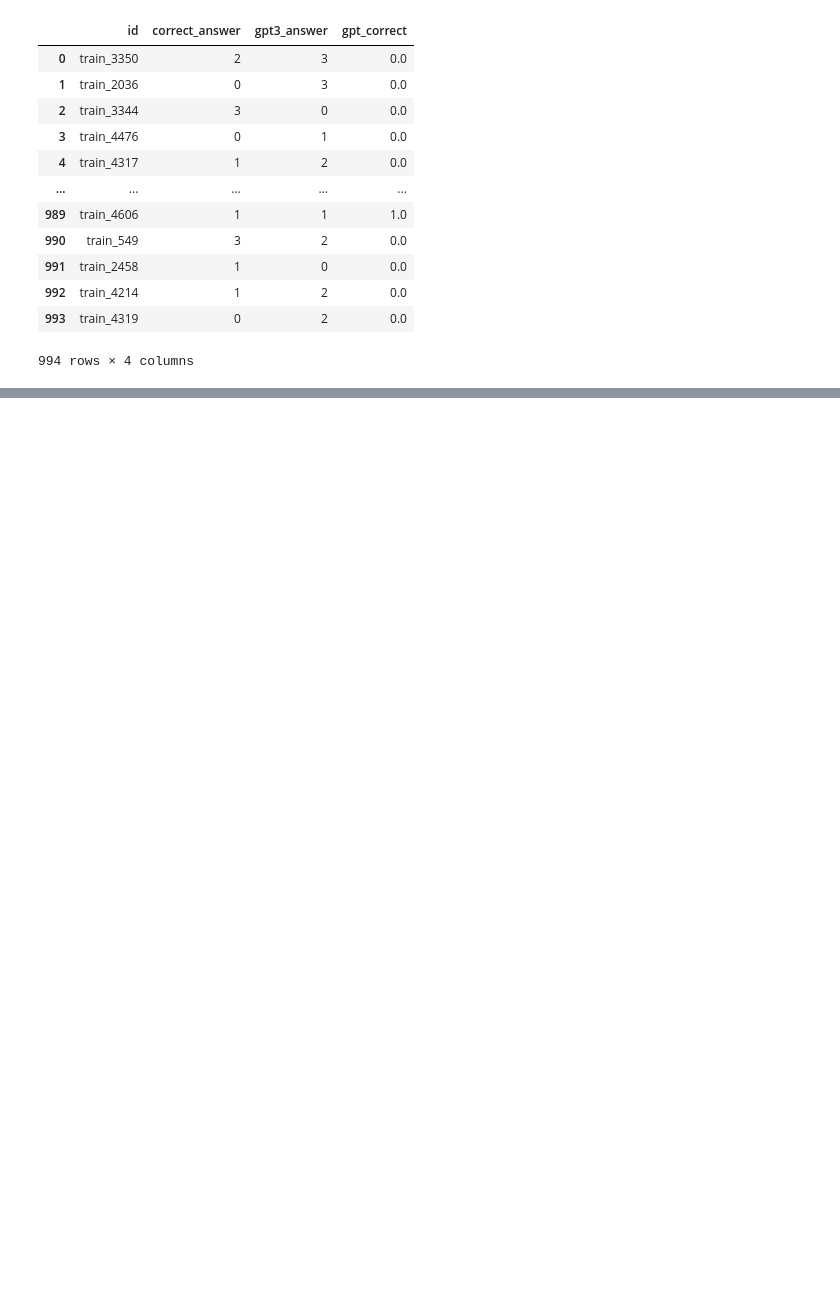
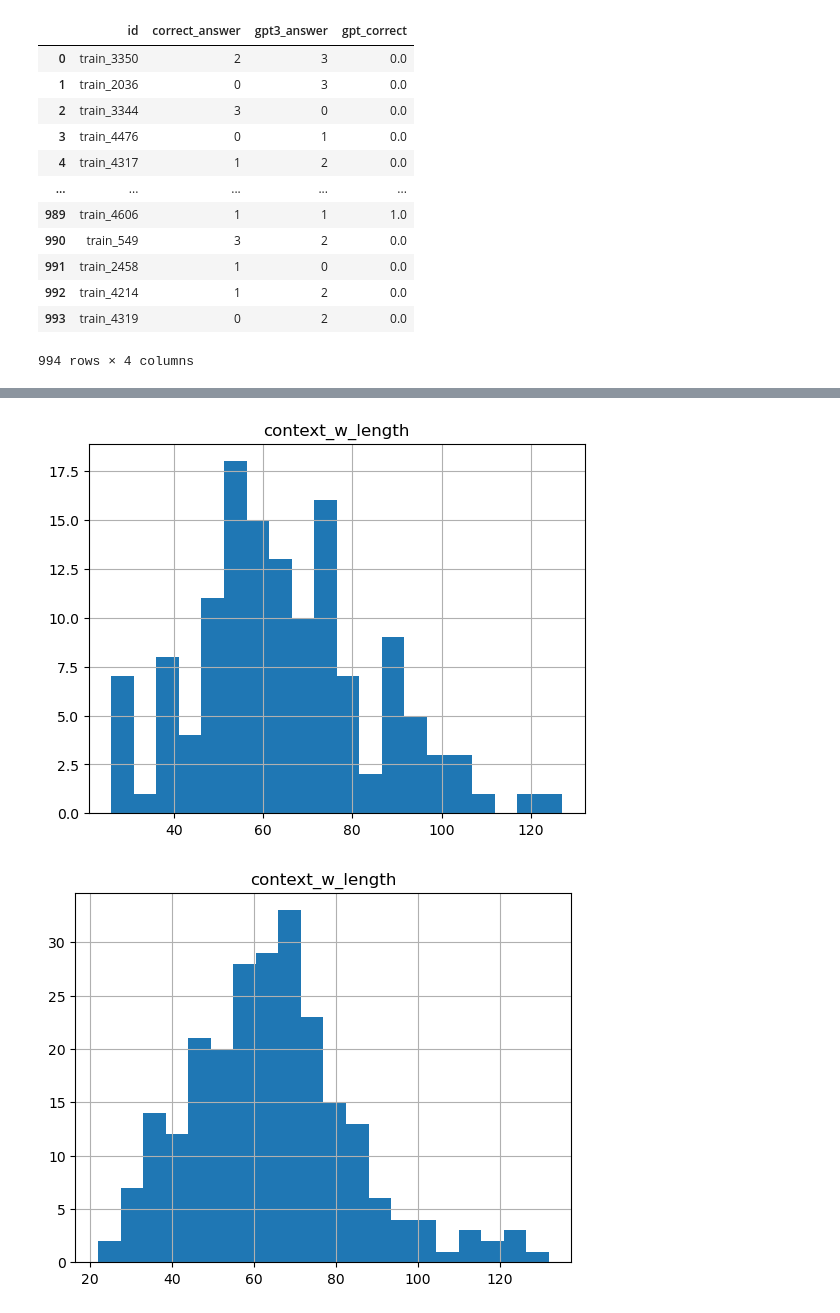
Before and after one commit to wjoe2046/trustworthy_dl_proj, a Jupyter notebook: experiments.ipynb, the cells around one changed output, grey strips where cells are left out. Saved outputs shown, nothing was run; the diff lists cells and outputs as text; code cells hidden in the pictures; blank space fills up the shorter version.

```diff
--- a/experiments.ipynb
+++ b/experiments.ipynb
@@ -468,0 +508,3 @@ TypeError: venn2() got an unexpected keyword argument 'facecolor'
+# %%
+gpt_corrs = merged_df[(merged_df['chat_gpt_correct'] == 0) & (merged_df['gpt_correct'] == 1)]
+gpt_corrs
@@ -468,0 +563,12 @@ TypeError: venn2() got an unexpected keyword argument 'facecolor'
+# %%
+both_corrs = merged_df[(merged_df['chat_gpt_correct'] == 1) & (merged_df['gpt_correct'] == 1)].copy()
+
+corr_both_ans = both_corrs['id'].to_list()
+corr_both_ans_qs = pd.DataFrame(columns=['id_string','question', 'answers', 'label', 'context'])
+# index = 0
+for i in reclor_train_data:
+    if i['id_string'] in corr_both_ans:
+        df1 = pd.DataFrame([[i['id_string'], i['question'], i['answers'], i['label'], i['context']]],\
+                            columns=['id_string','question', 'answers', 'label', 'context'])
+        corr_both_ans_qs = pd.concat([corr_both_ans_qs,df1])
+corr_both_ans_qs
@@ -468,0 +589,12 @@ TypeError: venn2() got an unexpected keyword argument 'facecolor'
+# %%
+only_chatgpt_corrs = merged_df[(merged_df['chat_gpt_correct'] == 1) & (merged_df['gpt_correct'] == 0)].copy()
+
+corr_chatgpt_ans = only_chatgpt_corrs['id'].to_list()
+corr_chatgpt_ans_qs = pd.DataFrame(columns=['id_string','question', 'answers', 'label', 'context'])
+# index = 0
+for i in reclor_train_data:
+    if i['id_string'] in corr_chatgpt_ans:
+        df1 = pd.DataFrame([[i['id_string'], i['question'], i['answers'], i['label'], i['context']]],\
+                            columns=['id_string','question', 'answers', 'label', 'context'])
+        corr_chatgpt_ans_qs = pd.concat([corr_chatgpt_ans_qs,df1])
+corr_chatgpt_ans_qs
@@ -468,0 +615,13 @@ TypeError: venn2() got an unexpected keyword argument 'facecolor'
+# %%
+corr_chatgpt_ans_qs['context_w_length'] = corr_chatgpt_ans_qs['context'].apply(lambda x: len(x.split()))
+corr_chatgpt_ans_qs['question_w_length'] = corr_chatgpt_ans_qs['question'].apply(lambda x: len(x.split()))
+corr_chatgpt_ans_qs['correct_answer'] = corr_chatgpt_ans_qs.apply(lambda x: x['answers'][x['label']], axis=1)
+corr_chatgpt_ans_qs['corr_answer_w_length'] = corr_chatgpt_ans_qs['correct_answer'].apply(lambda x: len(x.split()))
+corr_gpt_ans_qs['context_w_length'] = corr_gpt_ans_qs['context'].apply(lambda x: len(x.split()))
+corr_gpt_ans_qs['question_w_length'] = corr_gpt_ans_qs['question'].apply(lambda x: len(x.split()))
+corr_gpt_ans_qs['correct_answer'] = corr_gpt_ans_qs.apply(lambda x: x['answers'][x['label']], axis=1)
+corr_gpt_ans_qs['corr_answer_w_length'] = corr_gpt_ans_qs['correct_answer'].apply(lambda x: len(x.split()))
+corr_both_ans_qs['context_w_length'] = corr_both_ans_qs['context'].apply(lambda x: len(x.split()))
+corr_both_ans_qs['question_w_length'] = corr_both_ans_qs['question'].apply(lambda x: len(x.split()))
+corr_both_ans_qs['correct_answer'] = corr_both_ans_qs.apply(lambda x: x['answers'][x['label']], axis=1)
+corr_both_ans_qs['corr_answer_w_length'] = corr_both_ans_qs['correct_answer'].apply(lambda x: len(x.split()))
@@ -468,0 +644,6 @@ TypeError: venn2() got an unexpected keyword argument 'facecolor'
+# %%
+hist = corr_gpt_ans_qs.hist(column='context_w_length', bins=20)
+hist = corr_chatgpt_ans_qs.hist(column='context_w_length', bins=20)
+# %% [output]
+[figure, added]
+[figure, added]
```
Also changed, not shown: parts of 37 cells of this notebook, 1 other file.
